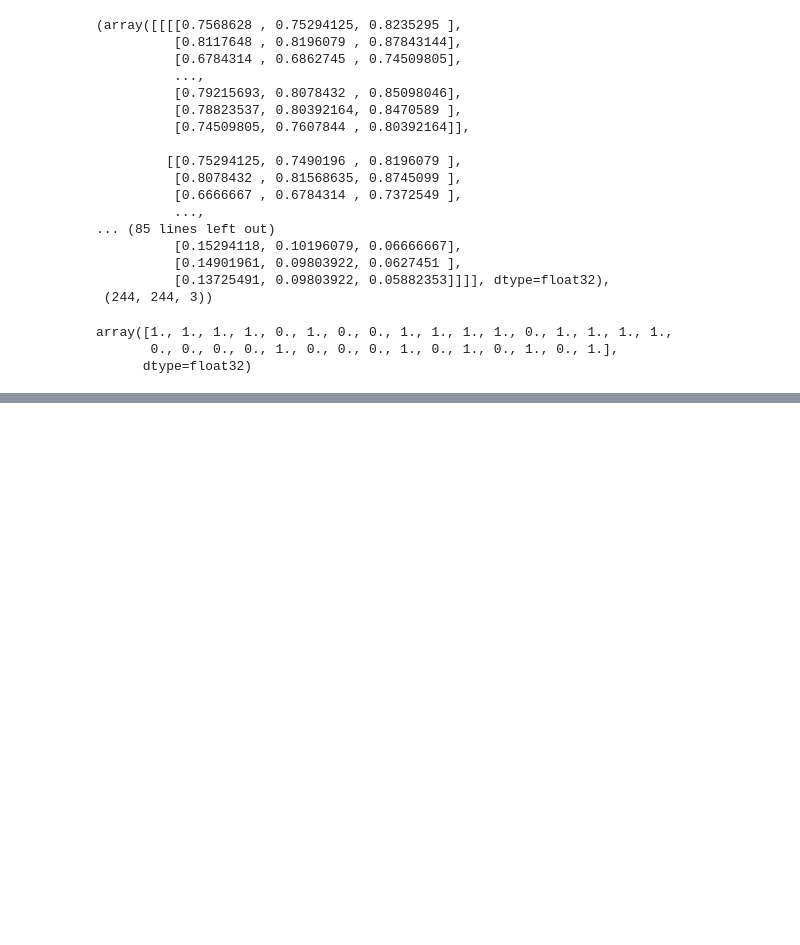
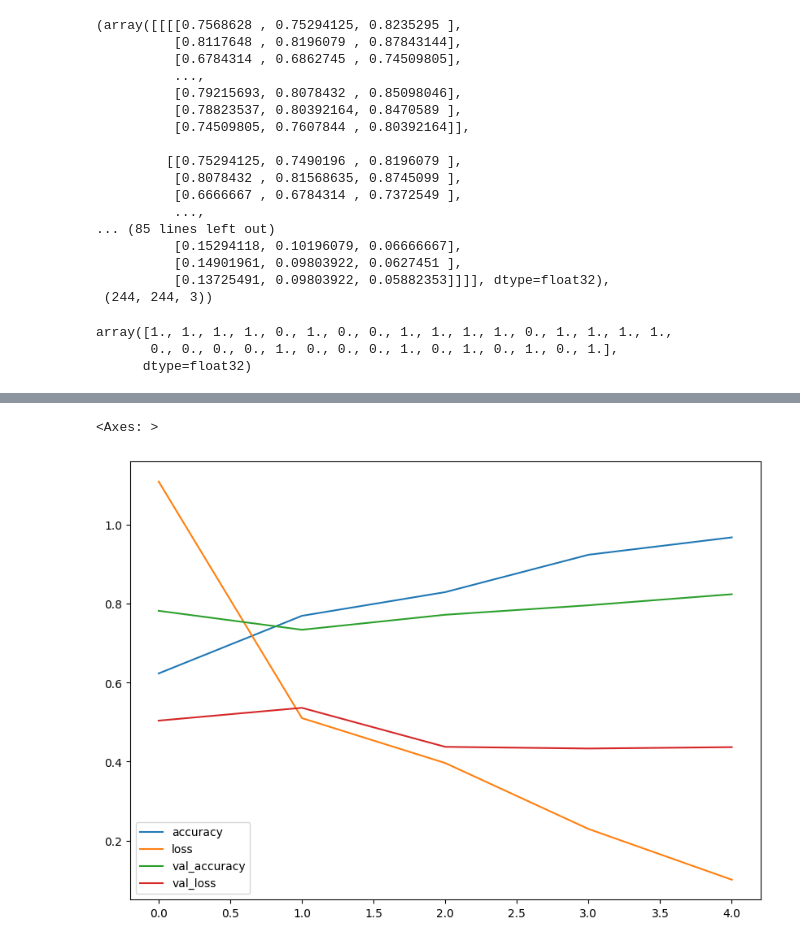
Before and after one commit to CprALin/JupyterNotebooks, a Jupyter notebook: 03_tensorflow_computer_vision.ipynb, the cells around one changed output, grey strips where cells are left out. Drawn from its saved outputs; the diff is of its cells as text; code cells hidden in the pictures; blank space fills up the shorter version.

```diff
--- a/03_tensorflow_computer_vision.ipynb
+++ b/03_tensorflow_computer_vision.ipynb
@@ -448,0 +454,19 @@ array([1., 1., 1., 1., 0., 1., 0., 0., 1., 1., 1., 1., 0., 1., 1., 1., 1.,
+# %%
+# Create the model
+model_4 = Sequential([
+    Conv2D(filters=10, # filter is the number of sliding windows going across an input (higher - more complex)
+           kernel_size=3 , # the size of the sliding window going across an input
+           strides=1 , # the size of the step the sliding window takes across an input
+           padding="valid" , # If "same" , output shape is same as input shape , if "valid" is compressed
+           activation="relu",
+           input_shape=(244,244,3)), # Input layer
+    Conv2D(10,3, activation="relu"),
+    Conv2D(10,3, activation="relu"),
+    Flatten(),
+    Dense(1 , activation="sigmoid") # Output layer
+])
+# %%
+# Compile the model
+model_4.compile(loss="binary_crossentropy",
+                optimizer=Adam(),
+                metrics=["accuracy"])
@@ -448,0 +478,7 @@ array([1., 1., 1., 1., 0., 1., 0., 0., 1., 1., 1., 1., 0., 1., 1., 1., 1.,
+# %%
+# Fit the model
+history_4 = model_4.fit(train_data , # this is a combionations of labels and sample data
+                        epochs=5,
+                        steps_per_epoch=len(train_data),
+                        validation_data=test_data,
+                        validation_steps=len(test_data))
@@ -448,0 +496,8 @@ array([1., 1., 1., 1., 0., 1., 0., 0., 1., 1., 1., 1., 0., 1., 1., 1., 1.,
+# %%
+# Evaluate the model
+import pandas as pd
+
+pd.DataFrame(history_4.history).plot(figsize=(10,7))
+# %% [output]
+<Axes: >
+[figure, added]
```
Also changed, not shown: parts of 5 cells of this notebook.
